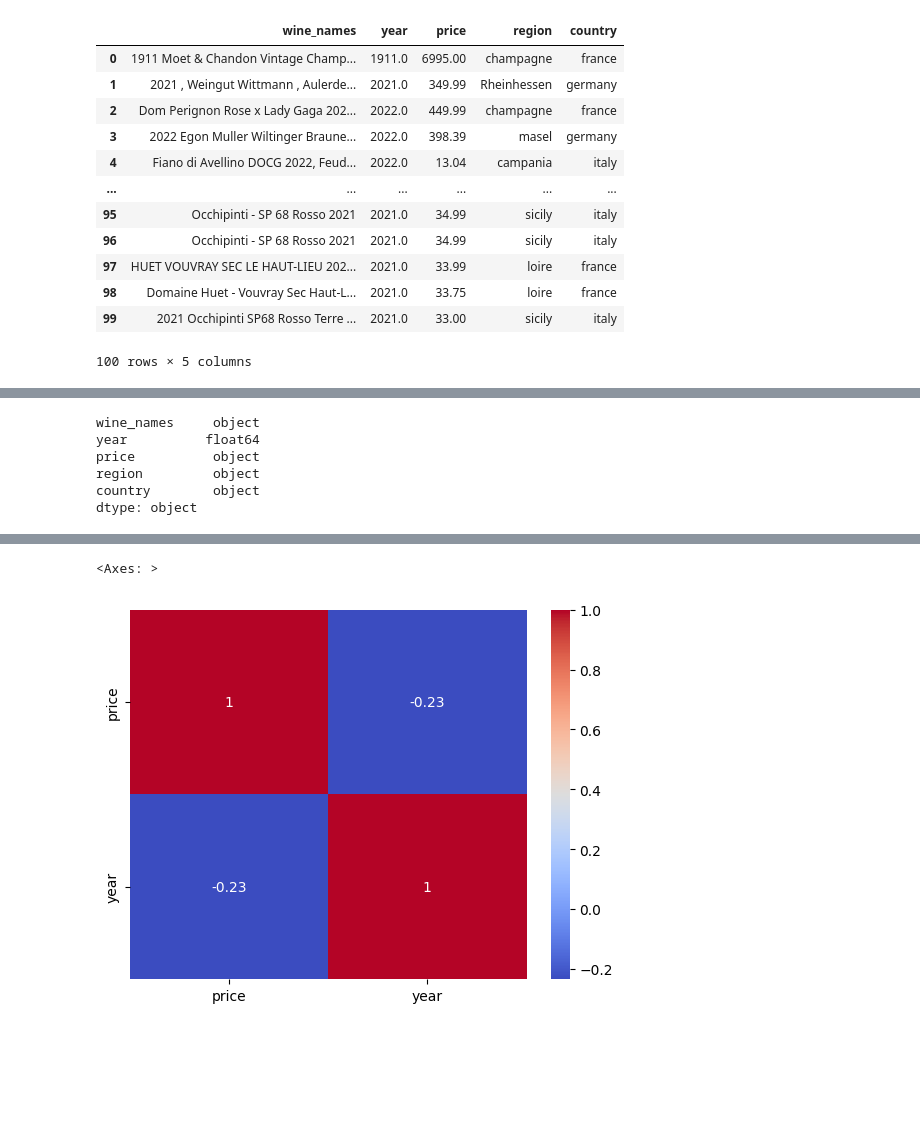
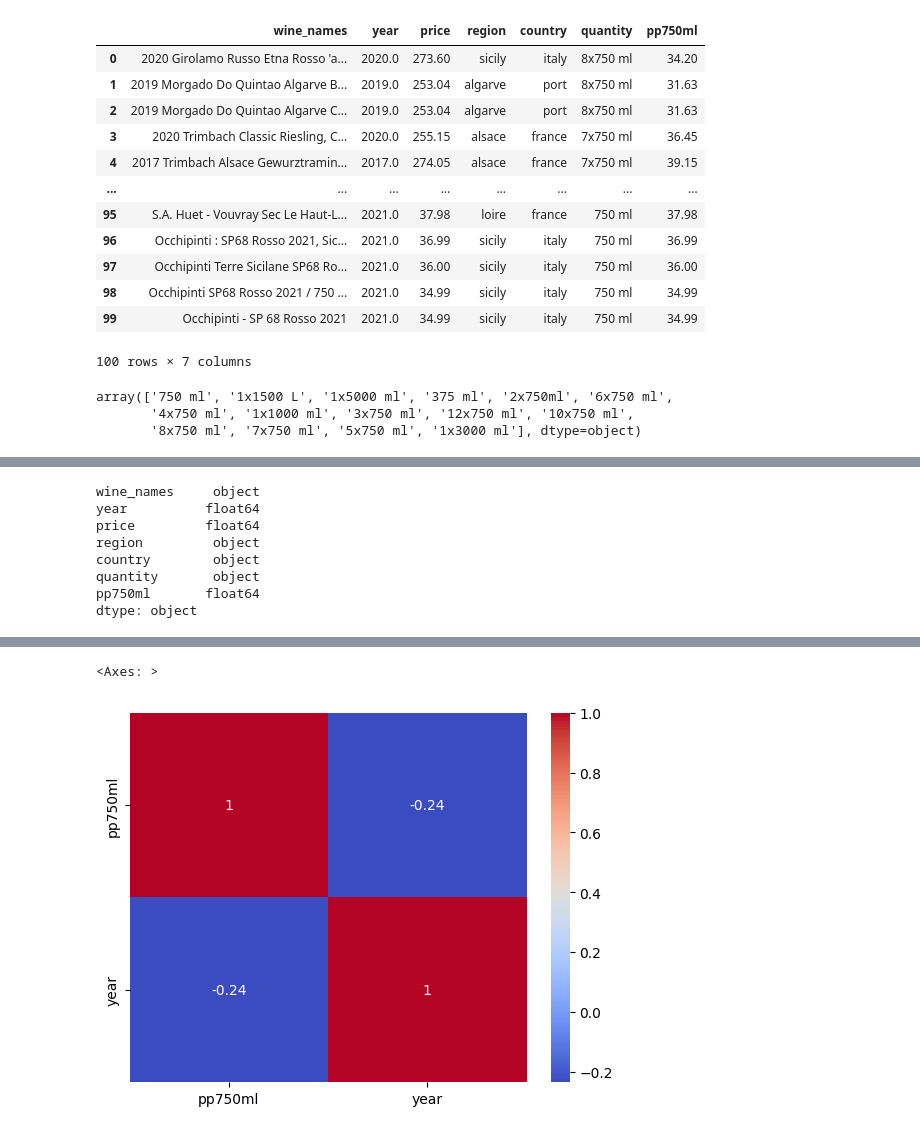
Before and after one commit to samp3209/wineproject, a Jupyter notebook: wine_explore.ipynb, the cells around one changed output, grey strips where cells are left out. Saved outputs shown, nothing was run; the diff lists cells and outputs as text; code cells hidden in the pictures; blank space fills up the shorter version.

```diff
--- a/wine_explore.ipynb
+++ b/wine_explore.ipynb
@@ -2,4 +2,4 @@
 <a href="https://colab.research.google.com/github/samp3209/wineproject/blob/main/wine_explore.ipynb" target="_parent"><img src="https://colab.research.google.com/assets/colab-badge.svg" alt="Open In Colab"/></a>
 # %%
 import pandas as pd
-df = pd.read_csv('wine - wine.csv')
+df = pd.read_csv('wine - final (1).csv')
@@ -6,23 +44,27 @@ df = pd.read_csv('wine - wine.csv')
 # %%
 df.head(100)
 # %% [output]
-|  | wine_names | year | price | region | country |
-| 0 | 1911 Moet & Chandon Vintage Champ... | 1911.0 | 6995.00 | champagne | france |
-| 1 | 2021 , Weingut Wittmann , Aulerde... | 2021.0 | 349.99 | Rheinhessen | germany |
-| 2 | Dom Perignon Rose x Lady Gaga 202... | 2022.0 | 449.99 | champagne | france |
-| 3 | 2022 Egon Muller Wiltinger Braune... | 2022.0 | 398.39 | masel | germany |
-| 4 | Fiano di Avellino DOCG 2022, Feud... | 2022.0 | 13.04 | campania | italy |
-| ... | ... | ... | ... | ... | ... |
-| 95 | Occhipinti - SP 68 Rosso 2021 | 2021.0 | 34.99 | sicily | italy |
-| 96 | Occhipinti - SP 68 Rosso 2021 | 2021.0 | 34.99 | sicily | italy |
-| 97 | HUET VOUVRAY SEC LE HAUT-LIEU 202... | 2021.0 | 33.99 | loire | france |
-| 98 | Domaine Huet - Vouvray Sec Haut-L... | 2021.0 | 33.75 | loire | france |
-| 99 | 2021 Occhipinti SP68 Rosso Terre ... | 2021.0 | 33.00 | sicily | italy |
+|  | wine_names | year | price | region | country | quantity | pp750ml |
+| 0 | 2020 Girolamo Russo Etna Rosso 'a... | 2020.0 | 273.60 | sicily | italy | 8x750 ml | 34.20 |
+| 1 | 2019 Morgado Do Quintao Algarve B... | 2019.0 | 253.04 | algarve | port | 8x750 ml | 31.63 |
+| 2 | 2019 Morgado Do Quintao Algarve C... | 2019.0 | 253.04 | algarve | port | 8x750 ml | 31.63 |
+| 3 | 2020 Trimbach Classic Riesling, C... | 2020.0 | 255.15 | alsace | france | 7x750 ml | 36.45 |
+| 4 | 2017 Trimbach Alsace Gewurztramin... | 2017.0 | 274.05 | alsace | france | 7x750 ml | 39.15 |
+| ... | ... | ... | ... | ... | ... | ... | ... |
+| 95 | S.A. Huet - Vouvray Sec Le Haut-L... | 2021.0 | 37.98 | loire | france | 750 ml | 37.98 |
+| 96 | Occhipinti : SP68 Rosso 2021, Sic... | 2021.0 | 36.99 | sicily | italy | 750 ml | 36.99 |
+| 97 | Occhipinti Terre Sicilane SP68 Ro... | 2021.0 | 36.00 | sicily | italy | 750 ml | 36.00 |
+| 98 | Occhipinti SP68 Rosso 2021 / 750 ... | 2021.0 | 34.99 | sicily | italy | 750 ml | 34.99 |
+| 99 | Occhipinti - SP 68 Rosso 2021 | 2021.0 | 34.99 | sicily | italy | 750 ml | 34.99 |
-100 rows × 5 columns
+100 rows × 7 columns
-# %%
-df = df.sort_values('price', ascending=True)
 # %%
 df['price'] = df['price'].astype('float')
+# %%
+df['quantity'].unique()
+# %% [output]
+array(['750 ml', '1x1500 L', '1x5000 ml', '375 ml', '2x750ml', '6x750 ml',
+       '4x750 ml', '1x1000 ml', '3x750 ml', '12x750 ml', '10x750 ml',
+       '8x750 ml', '7x750 ml', '5x750 ml', '1x3000 ml'], dtype=object)
 # %%
 import plotly.express as px
 
@@ -39,8 +81,10 @@ df.dtypes
 # %% [output]
 wine_names     object
 year          float64
-price          object
+price         float64
 region         object
 country        object
+quantity       object
+pp750ml       float64
 dtype: object
 # %%
@@ -52,18 +96,18 @@ fig.show()
 # %%
 import seaborn as sns
 
 # select the relevant columns and filter the data based on the y and x axis ranges
-subset_df = df[(df['price'] < 3500) & (df['year'] >= 1990) & (df['year'] <= 2025)]
-subset_df = subset_df[['price', 'year', 'region', 'country']]
+subset_df = df[(df['pp750ml'] < 3500) & (df['year'] >= 1990) & (df['year'] <= 2025)]
+subset_df = subset_df[['pp750ml', 'year', 'region', 'country']]
 
 # create a correlation matrix
 corr_matrix = subset_df.corr()
 
 # create a heatmap with the correlation matrix
 sns.heatmap(corr_matrix, annot=True, cmap='coolwarm')
 # %% [output]
 <Axes: >
-[figure, old version]
+[figure, new version]
 # %%
 
 # group the data by country and calculate summary statistics for price and year
```
Also changed, not shown: parts of 15 cells of this notebook.
